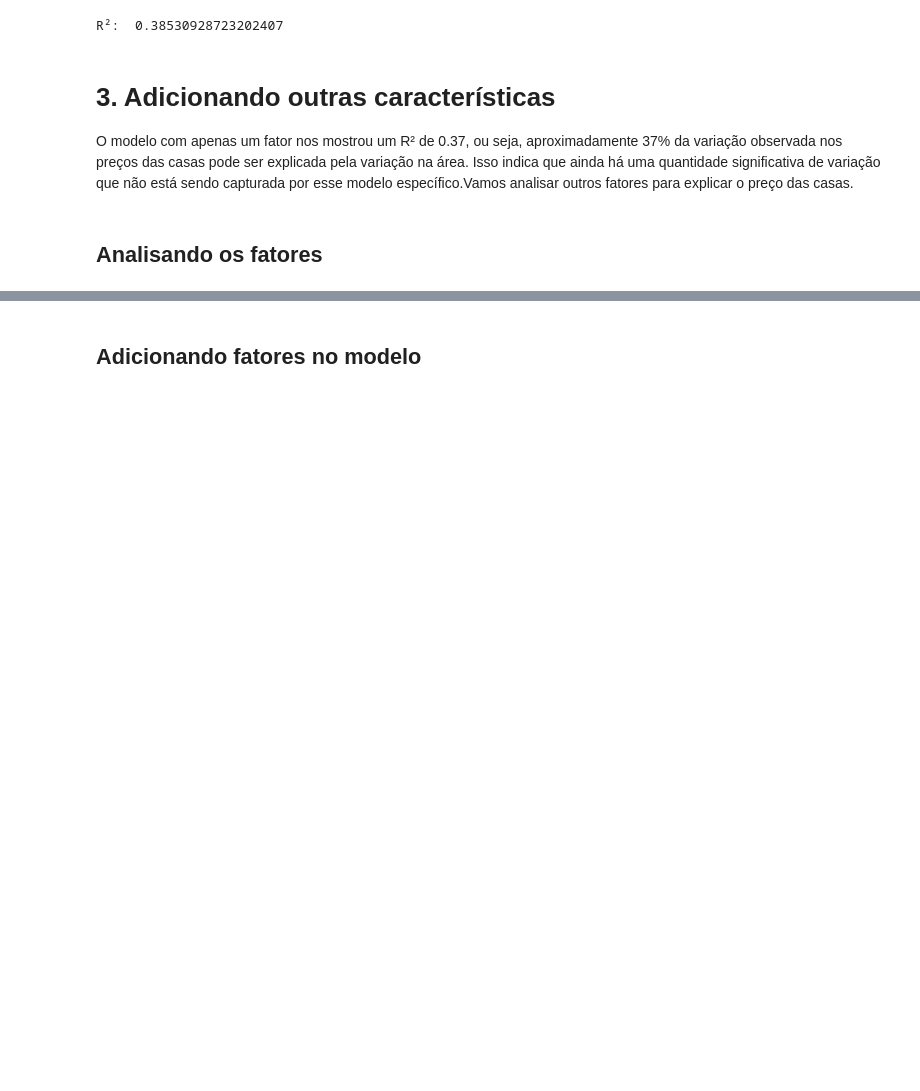
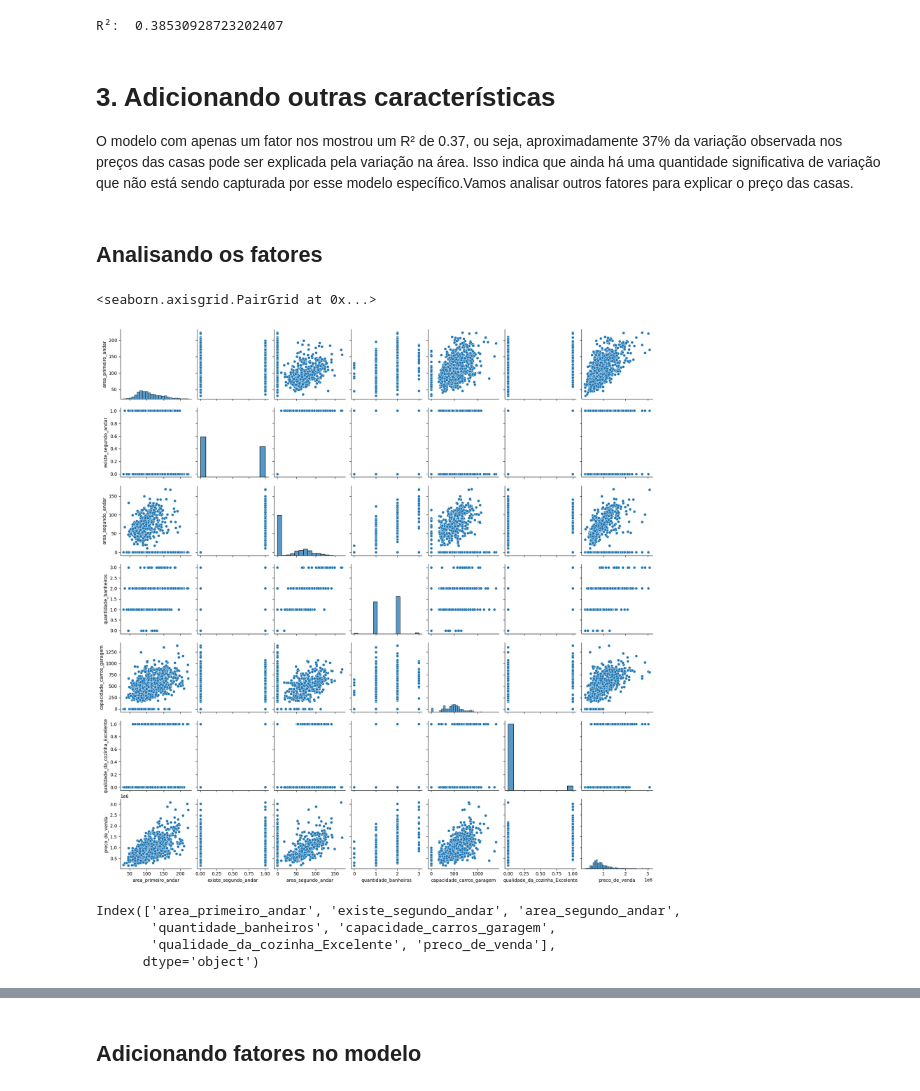
Before and after one commit to cauancalmeida/Data_Science_studies, a Jupyter notebook: Preços_Imóveis_Regressão_Linear.ipynb, the cells around one changed output, grey strips where cells are left out. Cells and saved outputs as stored; diff of their text form; code cells hidden in the pictures; blank space fills up the shorter version.

```diff
--- a/Preços_Imóveis_Regressão_Linear.ipynb
+++ b/Preços_Imóveis_Regressão_Linear.ipynb
@@ -58,7 +58,7 @@ Data columns (total 8 columns):
 dtypes: float64(3), int64(5)
 memory usage: 90.0 KB
 # %%
-#dados = dados.drop(columns=['Id'])
+dados = dados.drop(columns=['Id'])
 dados
 # %% [output]
 |  | area_primeiro_andar | existe_segundo_andar | area_segundo_andar | quantidade_banheiros | ... |
@@ -304,5 +304,16 @@ Isso indica que ainda há uma quantidade significativa de variação que não es
 ## Analisando os fatores
 # %%
 # quais outras características poderiam explicar o preço dos imóveis?
+sns.pairplot(dados)
+# %% [output]
+<seaborn.axisgrid.PairGrid at 0x...>
+[figure, added]
+# %%
+dados.columns
+# %% [output]
+Index(['area_primeiro_andar', 'existe_segundo_andar', 'area_segundo_andar',
+       'quantidade_banheiros', 'capacidade_carros_garagem',
+       'qualidade_da_cozinha_Excelente', 'preco_de_venda'],
+      dtype='object')
 # %%
 #Vamos olhar apenas com y_vars='preco_de_venda'
```
Also changed, not shown: parts of 43 cells of this notebook.
